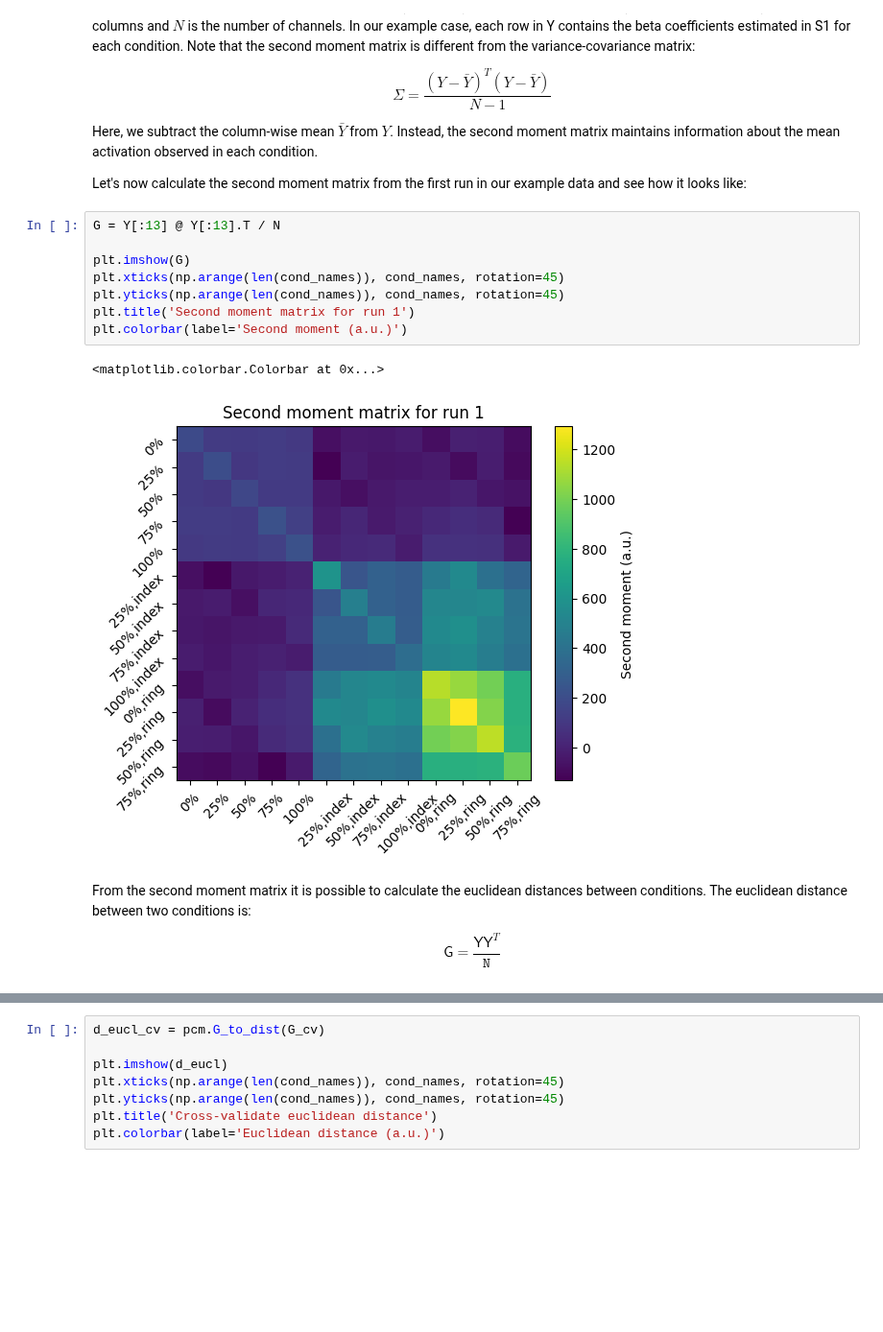
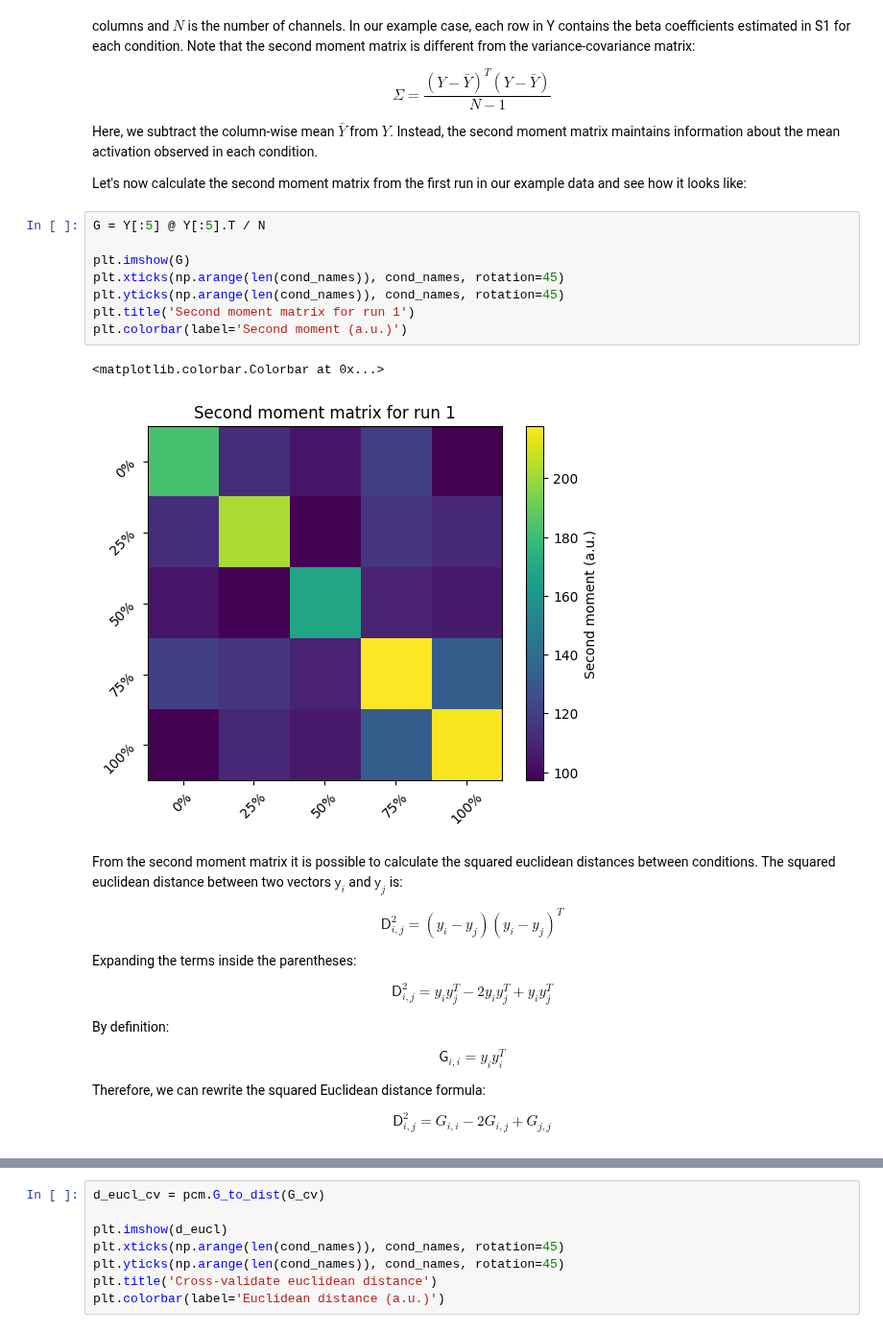
Before and after one commit to mnlmrc/didactic, a Jupyter notebook: rsa.ipynb, the cells around one changed output, grey strips where cells are left out. Shown at 96% size. Drawn from its saved outputs; the diff is of its cells as text; blank space fills up the shorter version.

```diff
--- a/rsa.ipynb
+++ b/rsa.ipynb
@@ -23,20 +23,32 @@ Here, we subtract the column-wise mean $\bar{Y}$ from $Y$. Instead, the second m
 
 Let's now calculate the second moment matrix from the first run in our example data and see how it looks like:
 # %%
-G = Y[:13] @ Y[:13].T / N
+G = Y[:5] @ Y[:5].T / N
 
 plt.imshow(G)
 plt.xticks(np.arange(len(cond_names)), cond_names, rotation=45)
 plt.yticks(np.arange(len(cond_names)), cond_names, rotation=45)
 plt.title('Second moment matrix for run 1')
 plt.colorbar(label='Second moment (a.u.)')
 # %% [output]
 <matplotlib.colorbar.Colorbar at 0x...>
-[figure, old version]
+[figure, new version]
-# %% [markdown]
-From the second moment matrix it is possible to calculate the euclidean distances between conditions. The euclidean distance between two conditions is:
-
-$$ \mathsf{G} = \frac{\mathsf{YY}^T}{\mathtt{N}} $$
+# %% [markdown]
+From the second moment matrix it is possible to calculate the squared euclidean distances between conditions. The squared euclidean distance between two vectors $ \mathsf{y}_{i} $ and $ \mathsf{y}_{j} $ is:
+
+$$ \mathsf{D}_{i,j}^2 = (y_{i} - y_{j})(y_{i} - y_{j})^T $$
+
+Expanding the terms inside the parentheses:
+
+$$ \mathsf{D}_{i,j}^2 = y_{i}y_{j}^T - 2y_{i}y_{j}^T + y_{i}y_{j}^T $$
+
+By definition:
+
+$$ \mathsf{G}_{i,i} = y_{i}y_{i}^T $$
+
+Therefore, we can rewrite the squared Euclidean distance formula:
+
+$$ \mathsf{D}_{i,j}^2 = G_{i,i} - 2G_{i,j} + G_{j,j} $$
 # %%
 d_eucl = pcm.G_to_dist(G)
 
```
Also changed, not shown: parts of 3 cells of this notebook, 2 other files.
